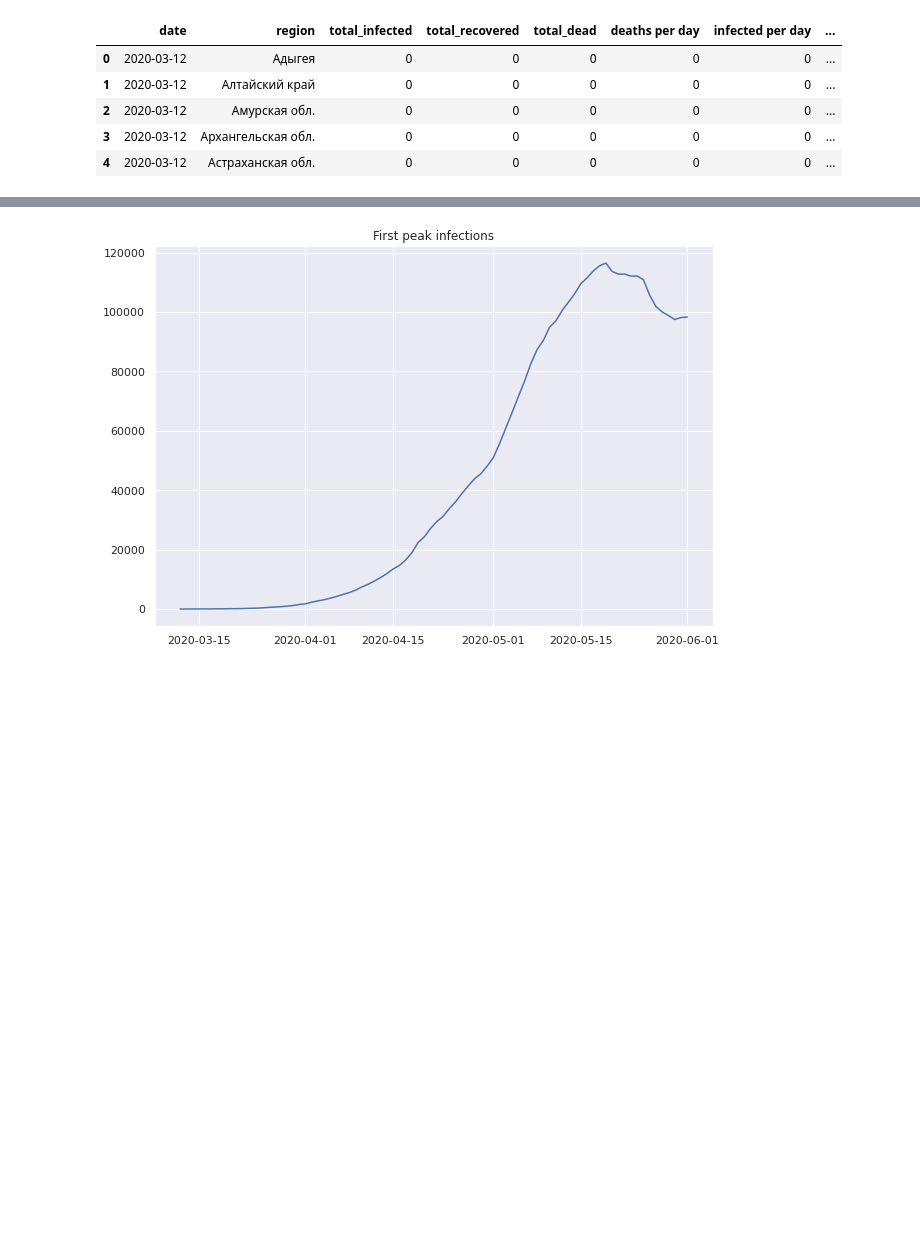
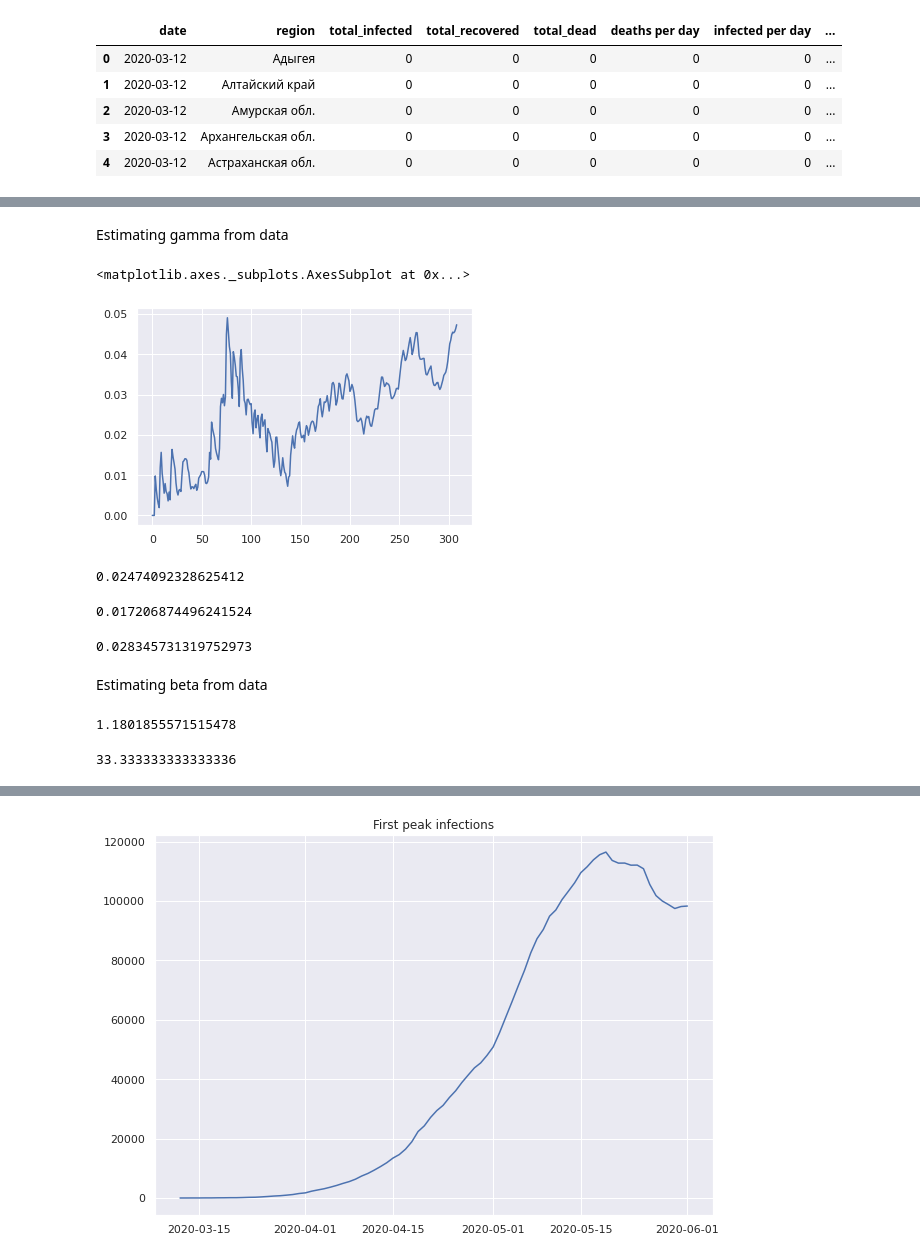
Before and after one commit to btseytlin/covid_peak_sir_modelling, a Jupyter notebook: sir.ipynb, the cells around one changed output, grey strips where cells are left out. Saved outputs shown, nothing was run; the diff lists cells and outputs as text; code cells hidden in the pictures; blank space fills up the shorter version.

```diff
--- a/sir.ipynb
+++ b/sir.ipynb
@@ -198,0 +194,23 @@ df = df[df.region == 'Москва']
+# %% [markdown]
+Estimating gamma from data
+# %%
+est_gammas = (df['recovered per day'] / df['infected']).ewm(span=5, adjust=False).mean()
+# %%
+sns.lineplot(data=est_gammas)
+# %% [output]
+<matplotlib.axes._subplots.AxesSubplot at 0x...>
+[figure, added]
+# %%
+est_gammas.mean()
+# %% [output]
+0.02474092328625412
+# %%
+est_gammas[:100].mean()
+# %% [output]
+0.017206874496241524
+# %%
+est_gammas[100:].mean()
+# %% [output]
+0.028345731319752973
+# %% [markdown]
+Estimating beta from data
@@ -198,0 +231,8 @@ df = df[df.region == 'Москва']
+# %%
+est_betas[:100].mean()
+# %% [output]
+1.1801855571515478
+# %%
+1/gamma
+# %% [output]
+33.333333333333336
```
Also changed, not shown: parts of 23 cells of this notebook, 3 other files.
